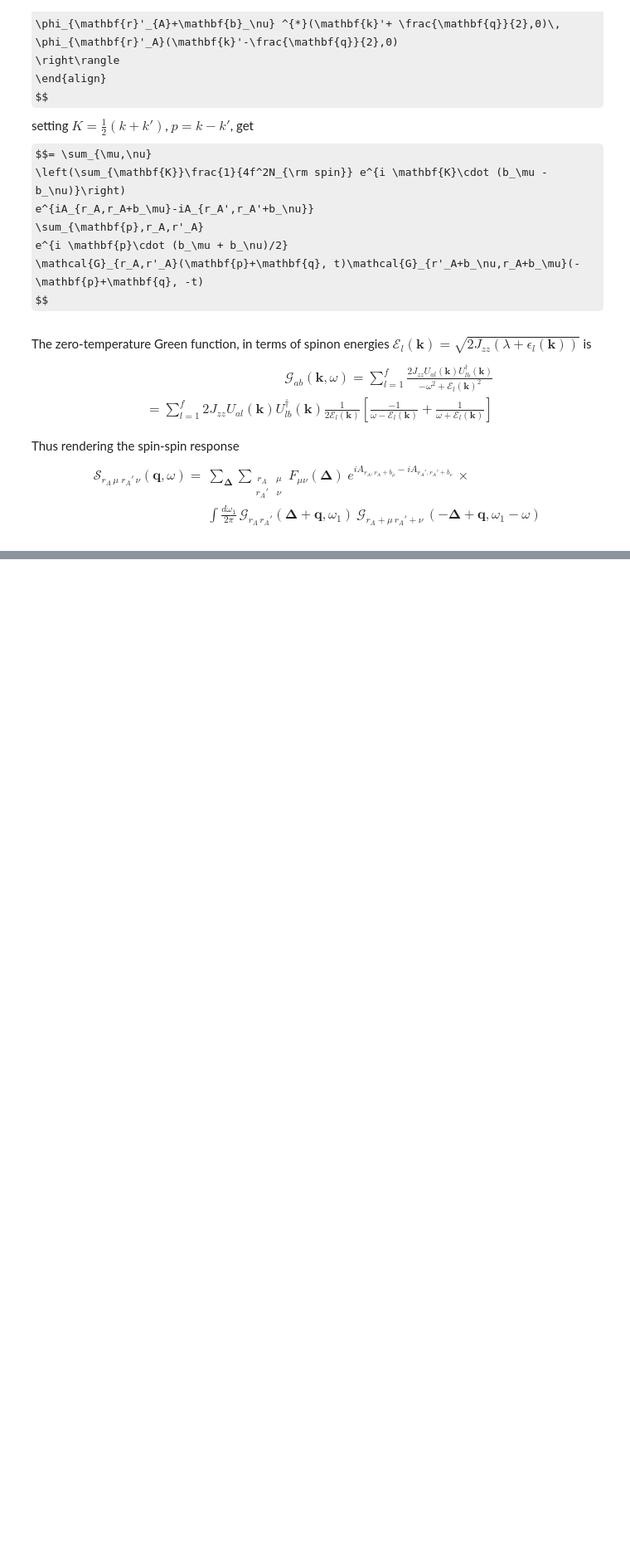
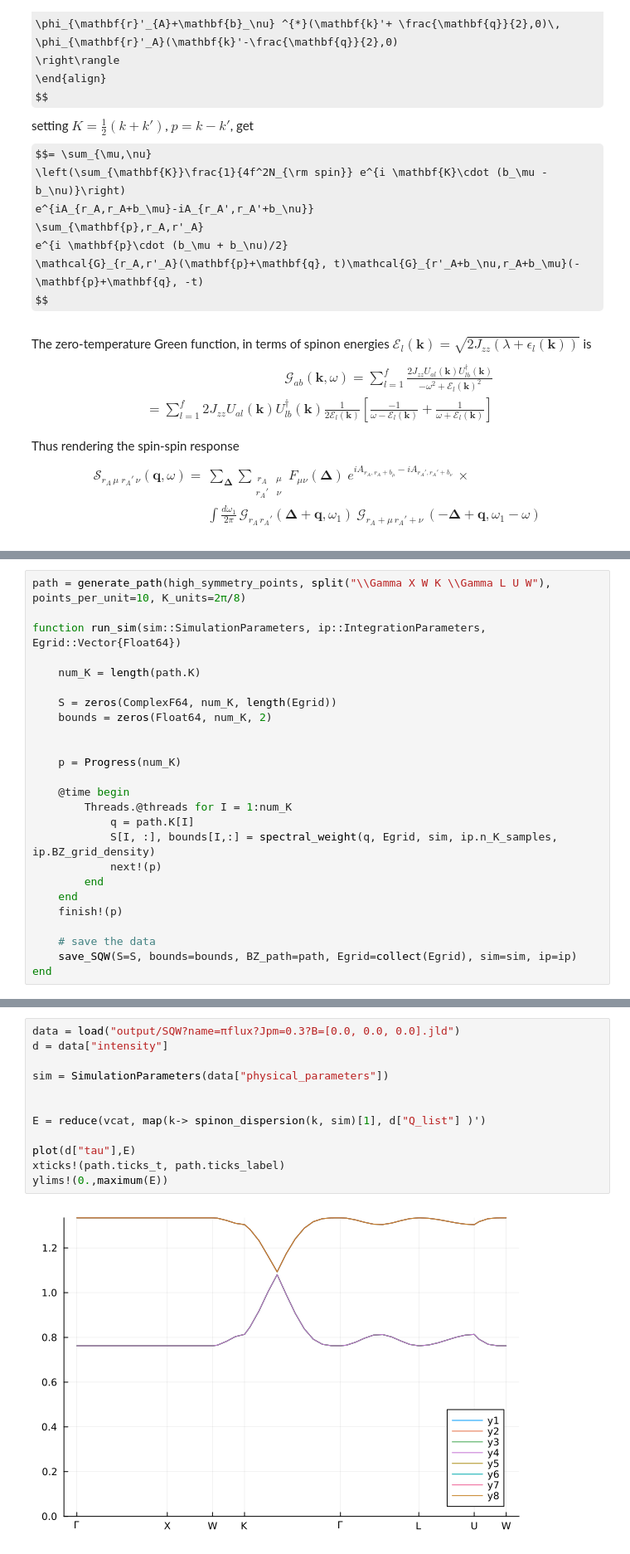
Before and after one commit to Spuriosity1/qsi-spinon-gmft, a Jupyter notebook: spinon-Julia.ipynb, the cells around one changed output, grey strips where cells are left out. Shown at 83% size. Saved outputs shown, nothing was run; the diff lists cells and outputs as text; some formulas as TeX source; blank space fills up the shorter version.

```diff
--- a/spinon-Julia.ipynb
+++ b/spinon-Julia.ipynb
@@ -328,0 +144,25 @@ LoadError: UndefVarError: set_default_backend! not defined
+# %%
+path = generate_path(high_symmetry_points, split("\\Gamma X W K \\Gamma L U W"), points_per_unit=10, K_units=2π/8)
+
+function run_sim(sim::SimulationParameters, ip::IntegrationParameters, Egrid::Vector{Float64})
+
+    num_K = length(path.K)
+
+    S = zeros(ComplexF64, num_K, length(Egrid))
+    bounds = zeros(Float64, num_K, 2)
+
+
+    p = Progress(num_K)
+
+    @time begin
+        Threads.@threads for I = 1:num_K
+            q = path.K[I]
+            S[I, :], bounds[I,:] = spectral_weight(q, Egrid, sim, ip.n_K_samples, ip.BZ_grid_density)
+            next!(p)
+        end
+    end
+    finish!(p)
+
+    # save the data
+    save_SQW(S=S, bounds=bounds, BZ_path=path, Egrid=collect(Egrid), sim=sim, ip=ip)
+end
@@ -328,0 +177,14 @@ LoadError: UndefVarError: set_default_backend! not defined
+# %%
+data = load("output/SQW?name=πflux?Jpm=0.3?B=[0.0, 0.0, 0.0].jld")
+d = data["intensity"]
+
+sim = SimulationParameters(data["physical_parameters"])
+
+
+E = reduce(vcat, map(k-> spinon_dispersion(k, sim)[1], d["Q_list"] )')
+
+plot(d["tau"],E)
+xticks!(path.ticks_t, path.ticks_label)
+ylims!(0.,maximum(E))
+# %% [output]
+[figure, added]
```
Also changed, not shown: parts of 24 cells of this notebook, 12 other files.
